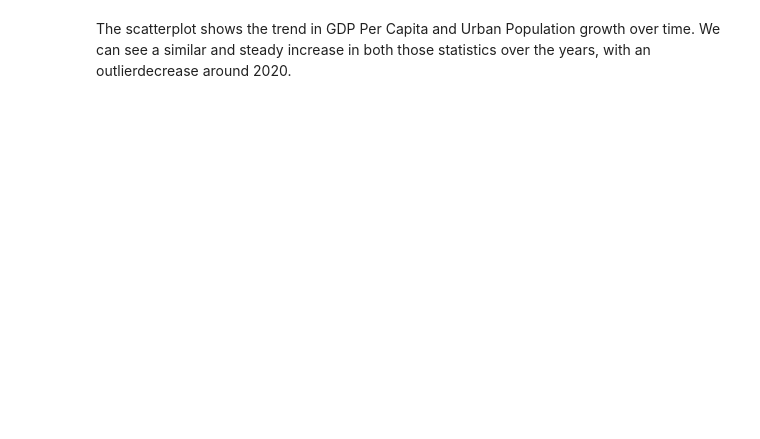
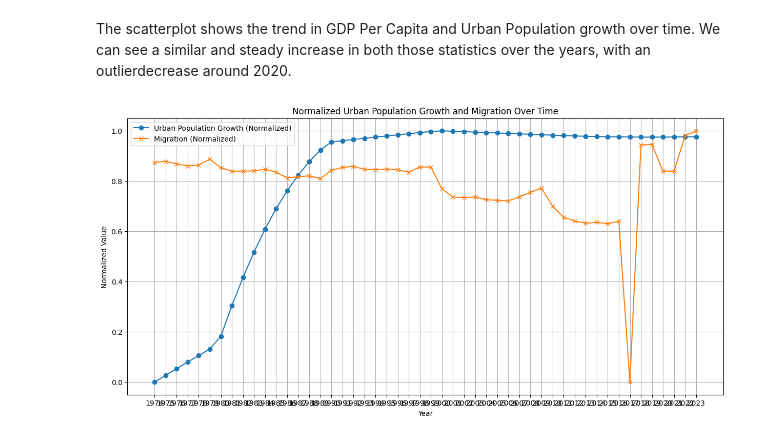
Before and after one commit to berkemaltepe/2025-Spring-DS3000, a Jupyter notebook: Phase2.ipynb, the cells around one changed output. Saved outputs shown, nothing was run; the diff lists cells and outputs as text; code cells hidden in the pictures; blank space fills up the shorter version.

Commit message:
added another visualization

```diff
--- a/Phase2.ipynb
+++ b/Phase2.ipynb
@@ -121,2 +142,18 @@ plt.show()
 # %% [markdown]
 The scatterplot shows the trend in GDP Per Capita and Urban Population growth over time. We can see a similar and steady increase in both those statistics over the years, with an outlierdecrease around 2020.
+# %%
+scaler = MinMaxScaler()
+PR_df[['Urban Population Growth', 'Migration']] = scaler.fit_transform(PR_df[['Urban Population Growth', 'Migration']])
+
+plt.figure(figsize=(15, 7))
+plt.plot(PR_df['date'], PR_df['Urban Population Growth'], label='Urban Population Growth (Normalized)', marker='o')
+plt.plot(PR_df['date'], PR_df['Migration'], label='Migration (Normalized)', marker='x')
+plt.title('Normalized Urban Population Growth and Migration Over Time')
+plt.xlabel('Year')
+plt.ylabel('Normalized Value')
+plt.xticks(PR_df['date'])
+plt.legend()
+plt.grid()
+plt.show()
+# %% [output]
+[figure, added]
```
Also changed, not shown: parts of 4 cells of this notebook.
